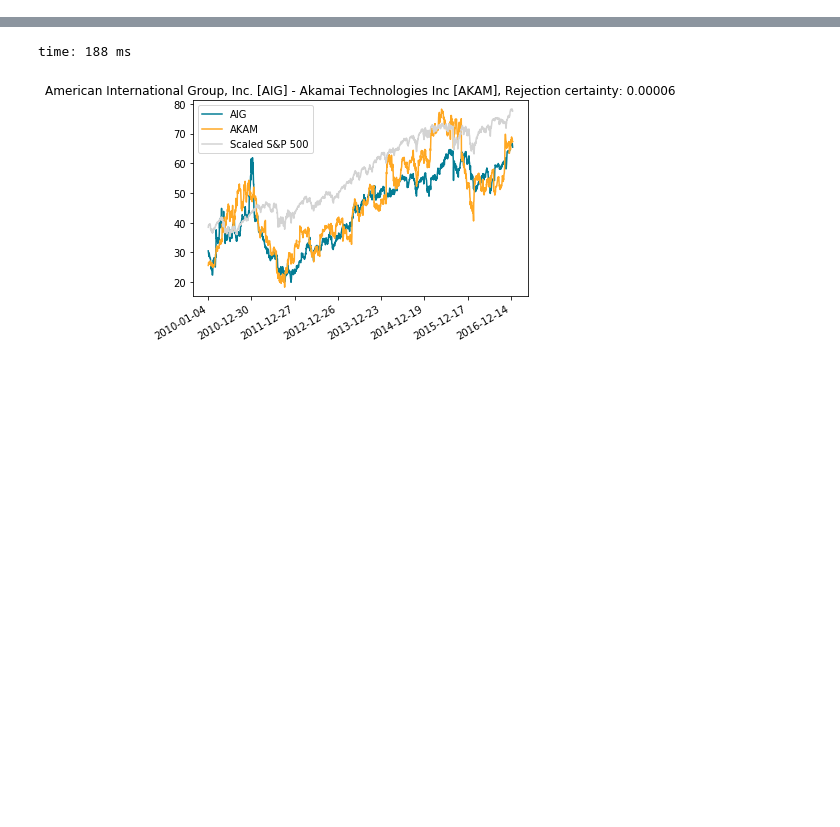
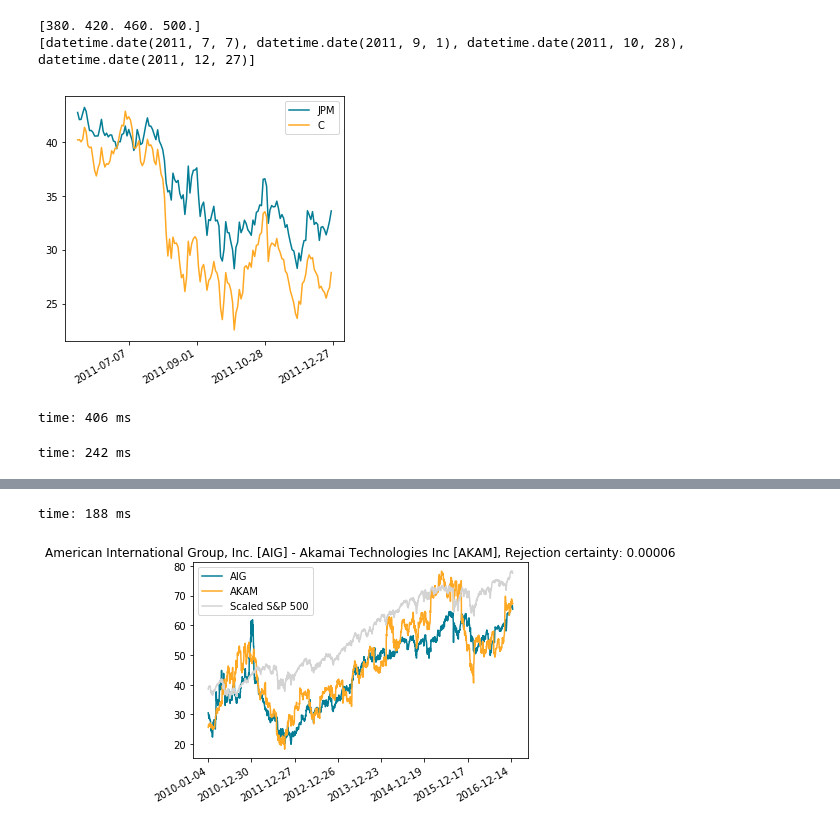
Before and after one commit to Chaoste/nlp-stocks, a Jupyter notebook: research/11.1-Granger-Caus.ipynb, the cells around one changed output, grey strips where cells are left out. Saved outputs shown, nothing was run; the diff lists cells and outputs as text; code cells hidden in the pictures; blank space fills up the shorter version.

```diff
--- a/research/11.0-Apply-Statistics.ipynb
+++ b/research/11.1-Granger-Caus.ipynb
@@ -47,0 +65,42 @@ time: 1min 23s
+# %%
+colors = ['#037d95', '#ffa823']  # blue green, orange yellow
+
+def plot_company_price(symbols, ax=None):
+    p = prices[symbols[0]]
+    values = [prices[sym].open.reset_index(drop=True) for sym in symbols]
+    values = pd.DataFrame(values).T
+    values.columns = symbols
+    ax = values.iloc[350:500].plot(ax=ax, color=colors[:len(symbols)], figsize=(5, 5))
+    # ax = values.iloc[480:497].plot(color='#037d95')
+    ax.set_xticks(ax.get_xticks()[2:-1:2])
+    xticklabels = [p.date.iloc[x].date() if x in values.index else '' for x in ax.get_xticks().astype(int)]
+    # xticklabels = np.concatenate([[''], [ax.get_xticks()[1:-1]], ['']])
+    ax.set_xticklabels(xticklabels)
+    ax.get_figure().autofmt_xdate()
+    ax.get_figure().savefig('jpm-2011-12-27.pdf')
+    return ax
+
+ax = plot_company_price(['JPM', 'C'])
+# %% [output]
+[380. 420. 460. 500.]
+[datetime.date(2011, 7, 7), datetime.date(2011, 9, 1), datetime.date(2011, 10, 28), datetime.date(2011, 12, 27)]
+[figure, added]
+time: 406 ms
+# %%
+gspc = ds.load_gspc().gspc_open.reset_index(drop=True)
+color = ['lightgray', '#037d95', '#ffa823']
+def inspect_pair(pair, value, normalize_price=False):
+    value = features.loc[pair[0], pair[1]] if value is None else value
+    companies = [securities.get_company_name(x) for x in pair]
+    if normalize_price:
+        opens = [pd.Series(normalize(prices[x].open.reset_index(drop=True))) for x in pair]
+    else:
+        opens = [prices[x].open.reset_index(drop=True) for x in pair]
+    pair_prices = pd.concat([gspc * np.max(opens) / gspc.max(), *opens], axis=1)
+    pair_prices.columns = ['Scaled S&P 500'] + pair
+    ax = pair_prices.plot(title=f'{companies[0]} [{pair[0]}] - {companies[1]} [{pair[1]}], Likelihood={value:.4f} %', color=color)
+    xticklabels = np.concatenate([[''], prices[pair[0]].date.iloc[ax.get_xticks()[1:-1].astype(int)].astype(str), ['']])
+    ax.set_xticklabels(xticklabels)
+    ax.get_figure().autofmt_xdate()
+# %% [output]
+time: 242 ms
```
Also changed, not shown: parts of 12 cells of this notebook, 3 other files.
